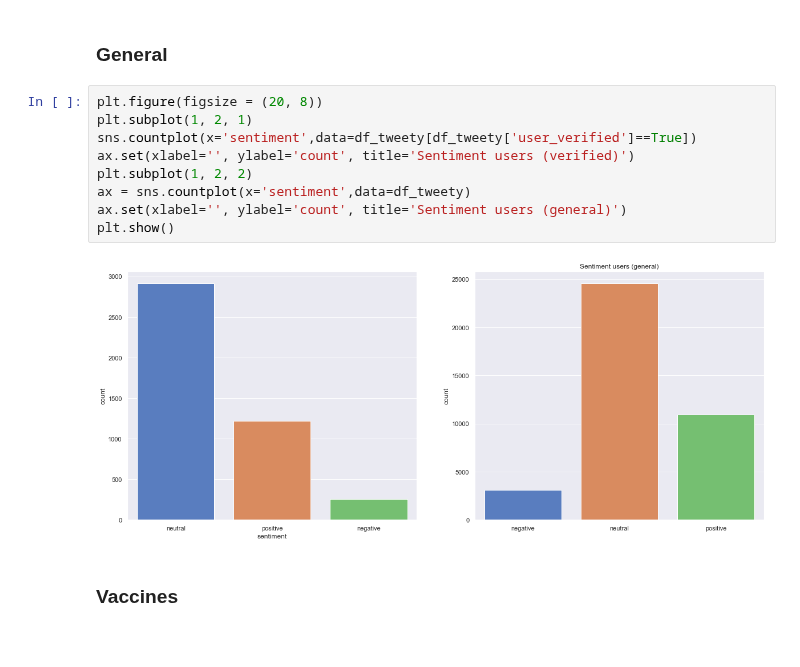
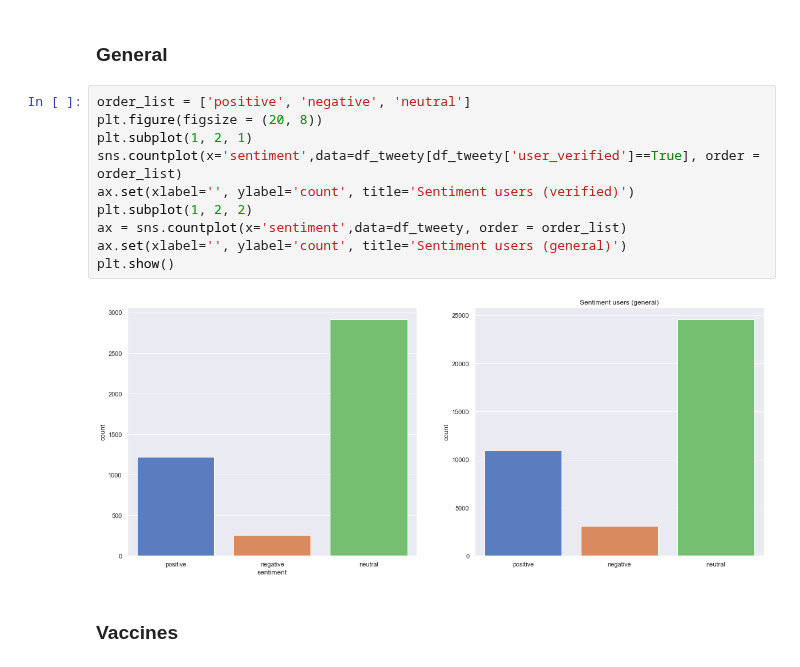
Before and after one commit to BiBa-01/Capstone_Covid, a Jupyter notebook: TweetsEDA_Blob.ipynb, the cells around one changed output. Cells and saved outputs as stored; diff of their text form.

Commit message:
Tweets EDA sentiment2

```diff
--- a/TweetsEDA_Blob.ipynb
+++ b/TweetsEDA_Blob.ipynb
@@ -763,16 +779,17 @@ df_tweety['sentiment'] = df_tweety['sentiment'].apply(getTextAnalysis)
 # %% [markdown]
 ### General
 # %%
+order_list = ['positive', 'negative', 'neutral']
 plt.figure(figsize = (20, 8))
 plt.subplot(1, 2, 1)
-sns.countplot(x='sentiment',data=df_tweety[df_tweety['user_verified']==True])
+sns.countplot(x='sentiment',data=df_tweety[df_tweety['user_verified']==True], order = order_list)
 ax.set(xlabel='', ylabel='count', title='Sentiment users (verified)')
 plt.subplot(1, 2, 2)
-ax = sns.countplot(x='sentiment',data=df_tweety)
+ax = sns.countplot(x='sentiment',data=df_tweety, order = order_list)
 ax.set(xlabel='', ylabel='count', title='Sentiment users (general)')
 plt.show()
 # %% [output]
-[figure, old version]
+[figure, new version]
 # %% [markdown]
 ### Vaccines
 # %%
```
Also changed, not shown: parts of 5 cells of this notebook, 1 other file.
